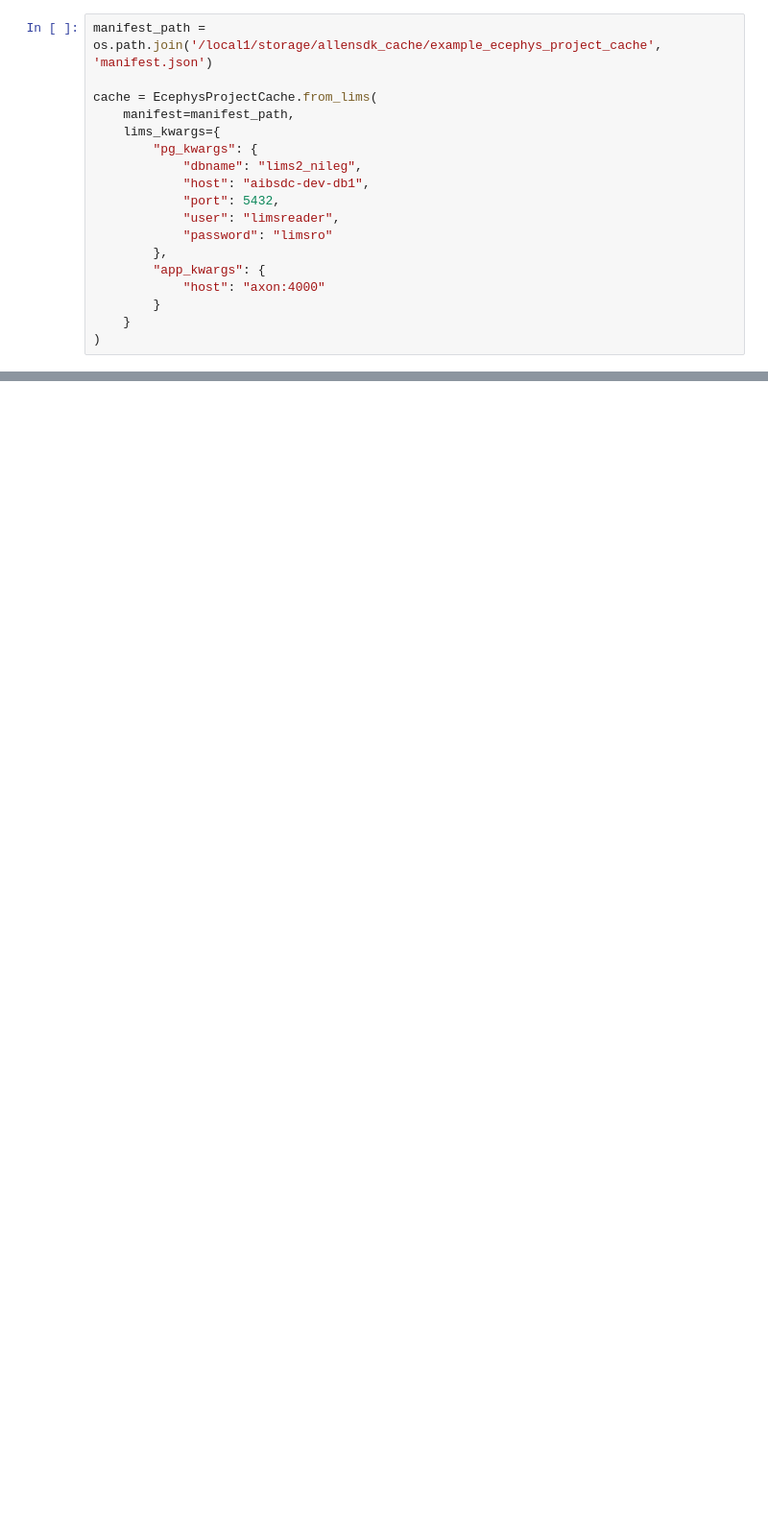
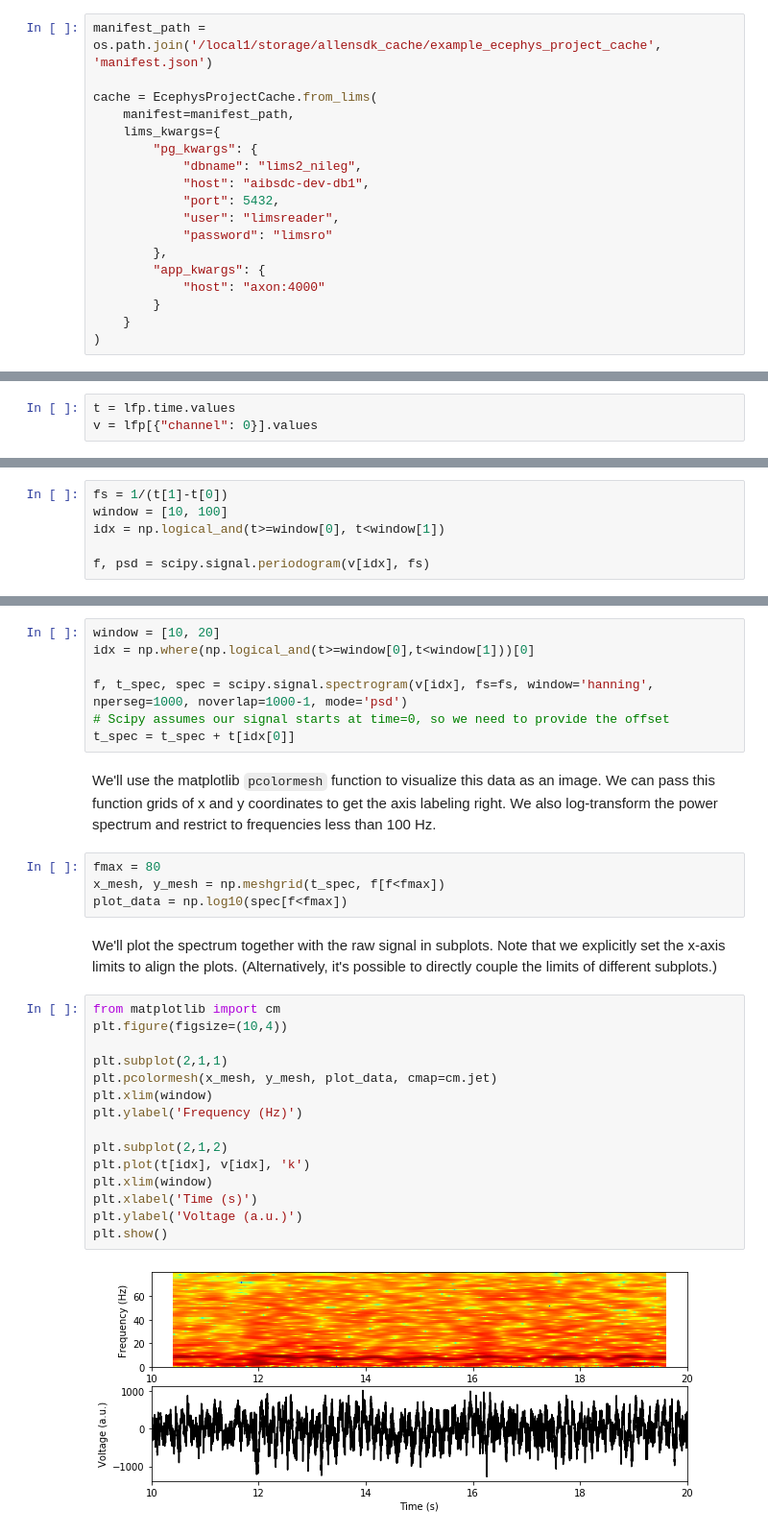
Before and after one commit to AllenInstitute/SWDB_2019, a Jupyter notebook: DynamicBrain/ecephys_files/EphysObservatory_LFP.ipynb, the cells around one changed output, grey strips where cells are left out. Shown at 96% size. Cells and saved outputs as stored; diff of their text form; blank space fills up the shorter version.

```diff
--- a/DynamicBrain/ecephys_files/EphysObservatory_LFP.ipynb
+++ b/DynamicBrain/ecephys_files/EphysObservatory_LFP.ipynb
@@ -175,0 +81,3 @@ Text(0, 0.5, 'Voltage (a.u.)')
+# %%
+t = lfp.time.values
+v = lfp[{"channel": 0}].values
@@ -175,0 +137,6 @@ Text(0, 0.5, 'Voltage (a.u.)')
+# %%
+fs = 1/(t[1]-t[0])
+window = [10, 100]
+idx = np.logical_and(t>=window[0], t<window[1])
+
+f, psd = scipy.signal.periodogram(v[idx], fs)
@@ -175,0 +177,32 @@ Text(0, 0.5, 'Voltage (a.u.)')
+# %%
+window = [10, 20]
+idx = np.where(np.logical_and(t>=window[0],t<window[1]))[0]
+
+f, t_spec, spec = scipy.signal.spectrogram(v[idx], fs=fs, window='hanning', nperseg=1000, noverlap=1000-1, mode='psd')
+# Scipy assumes our signal starts at time=0, so we need to provide the offset
+t_spec = t_spec + t[idx[0]]
+# %% [markdown]
+We'll use the matplotlib `pcolormesh` function to visualize this data as an image. We can pass this function grids of x and y coordinates to get the axis labeling right. We also log-transform the power spectrum and restrict to frequencies less than 100 Hz.
+# %%
+fmax = 80
+x_mesh, y_mesh = np.meshgrid(t_spec, f[f<fmax])
+plot_data = np.log10(spec[f<fmax])
+# %% [markdown]
+We'll plot the spectrum together with the raw signal in subplots. Note that we explicitly set the x-axis limits to align the plots. (Alternatively, it's possible to directly couple the limits of different subplots.)
+# %%
+from matplotlib import cm
+plt.figure(figsize=(10,4))
+
+plt.subplot(2,1,1)
+plt.pcolormesh(x_mesh, y_mesh, plot_data, cmap=cm.jet)
+plt.xlim(window)
+plt.ylabel('Frequency (Hz)')
+
+plt.subplot(2,1,2)
+plt.plot(t[idx], v[idx], 'k')
+plt.xlim(window)
+plt.xlabel('Time (s)')
+plt.ylabel('Voltage (a.u.)')
+plt.show()
+# %% [output]
+[figure, added]
```
Also changed, not shown: parts of 43 cells of this notebook, 1 other file.
